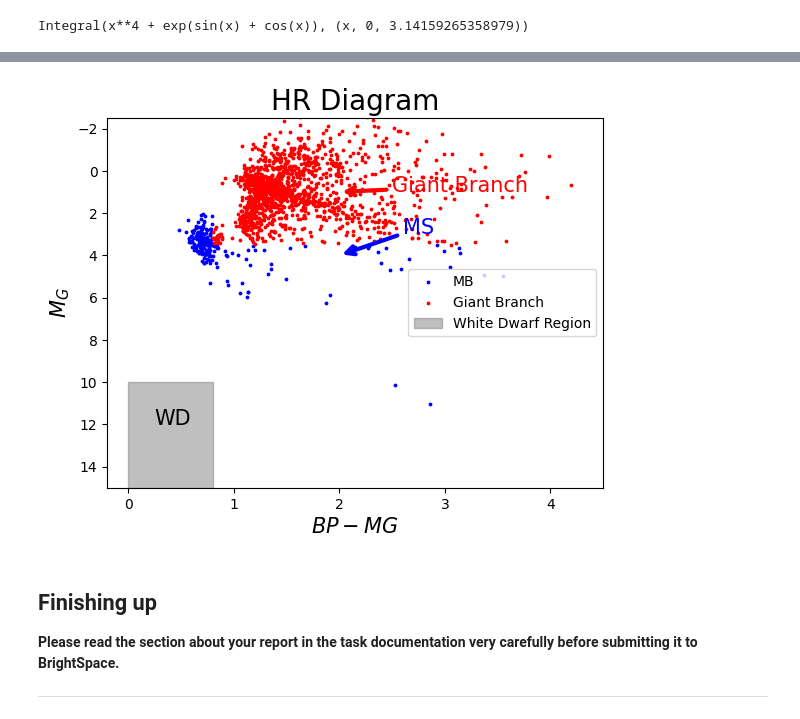
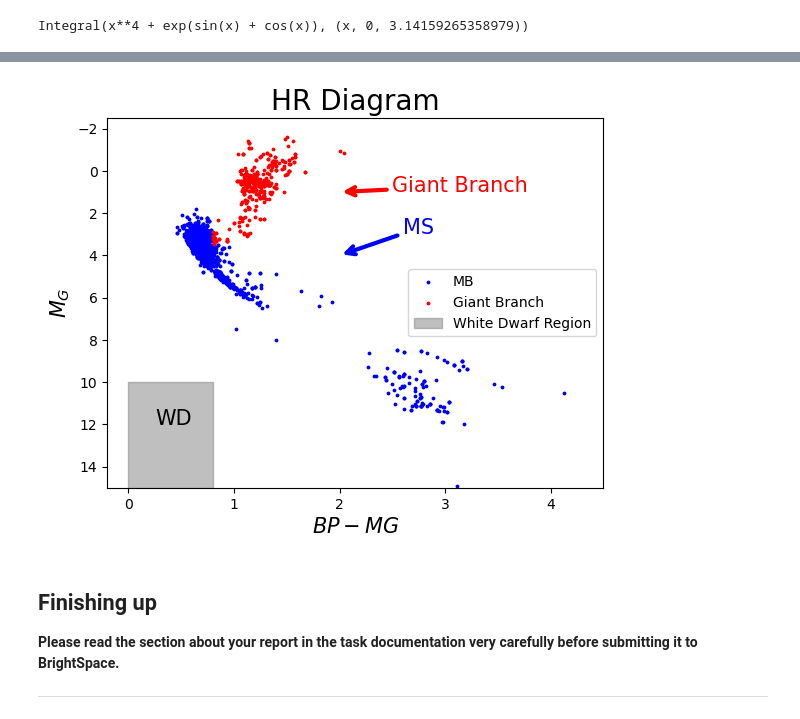
Before and after one commit to avalperezRUG/PROGNUM-repo, a Jupyter notebook: Task4/s6217338_Coursework4.ipynb, the cells around one changed output, grey strips where cells are left out. Drawn from its saved outputs; the diff is of its cells as text; code cells hidden in the pictures.

```diff
--- a/Task4/s6217338_Coursework4.ipynb
+++ b/Task4/s6217338_Coursework4.ipynb
@@ -351,7 +351,7 @@ from astropy.io import fits
 import matplotlib.pyplot as plt
 import numpy as np
 
-hdul = fits.open('~/Desktop/RUG/2025–26/BlocII/ProgNum/PROGNUM-repo/Task4/APOGEE_stars.fits')
+hdul = fits.open('APOGEE_stars.fits')
 
 data = hdul[1].data
 colnames = hdul[1].columns.names
@@ -360,14 +360,13 @@ colnames = hdul[1].columns.names
 starflag = data['STARFLAG'] == 0
 aspcapflag = data['ASPCAPFLAG'] == 0
 snr = data['SNR'] > 10
-g1 = data['GAIAEDR3_PARALLAX'] / data['GAIAEDR3_PARALLAX_ERROR'] > 5
+g1 = data['GAIAEDR3_PARALLAX'] - data['GAIAEDR3_PARALLAX_ERROR'] > 5
 g2 = np.isfinite(data['GAIAEDR3_PHOT_G_MEAN_MAG'])
 g3 = np.isfinite(data['GAIAEDR3_PHOT_BP_MEAN_MAG'])
 g4 = np.isfinite(data['GAIAEDR3_PHOT_RP_MEAN_MAG'])
 
 data = data[starflag & aspcapflag & snr & g1 & g2 & g3 & g4]     # Slicing the data
-randata = np.random.choice(data, size = int(len(data)*0.01))
-# The number here should be 0.8 to select 80% of the data; however, in order to make the graph discernible, 0.01 has been used instead.
+randata = np.random.choice(data, size = int(len(data)*0.8))
 
 # Creating more slices for the desired region
 MG_GBs = ( randata['GAIAEDR3_PHOT_G_MEAN_MAG'] + 5 * np.log10(randata['GAIAEDR3_PARALLAX']/1000) + 5 ) < 3.5
@@ -401,34 +400,34 @@ plt.annotate('MS',
 plt.annotate('Giant Branch',
              xytext = [2.5, 1],
              xy = [2, 1],
              fontsize=15,
              color = 'red',
              arrowprops=dict(arrowstyle="->",
                              lw=3,
                              color='red'))
 plt.annotate('WD',
              [0.25, 12],
              fontsize=15,)
 plt.fill_between([0, 0.8],
                  10, 15,
                  color='grey',
                  alpha=0.5,
                  label='White Dwarf Region')
 
 plt.xlim(-0.2, 4.5)
 plt.ylim(15, -2.5)
 
 plt.title('HR Diagram',
           fontsize=20)
 plt.xlabel('$BP-MG$',
            fontsize=15)
 plt.ylabel('$M_G$',
            fontsize=15,)
 
 plt.legend(loc=7)
 plt.show()
 # %% [output]
-[figure, old version]
+[figure, new version]
 # %%
 # Leave unaltered
 totalpoints += 6
```
Also changed, not shown: 4 other files.
